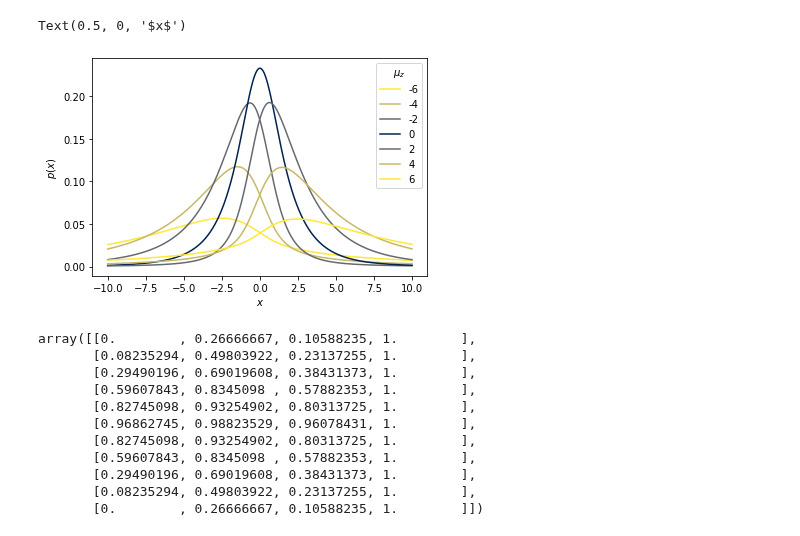
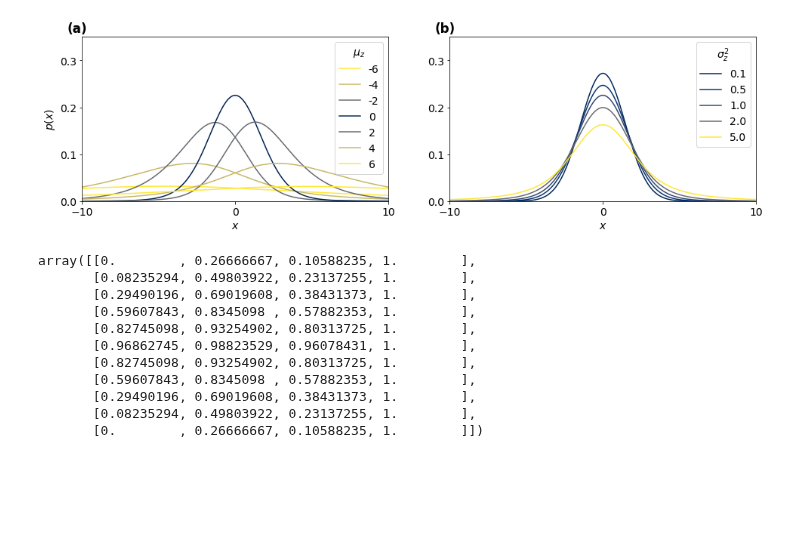
Before and after one commit to christiando/gaussian-toolbox, a Jupyter notebook: notebooks/heteroskedasticity/Plotting the marginal.ipynb, the cells around one changed output. Saved outputs shown, nothing was run; the diff lists cells and outputs as text; code cells hidden in the pictures; blank space fills up the shorter version.

```diff
--- a/notebooks/heteroskedasticity/Plotting the marginal.ipynb
+++ b/notebooks/heteroskedasticity/Plotting the marginal.ipynb
@@ -9,32 +9,60 @@ def p_x_given_z(x, z):
     return p_x
 # %%
 import matplotlib
+plt.rc('font', size = 14)
 cm = matplotlib.cm.get_cmap('cividis')
-mu_z, std_z = 2, 2.
+mu_z, std_z = 2, 1.
 a, b = 1, 0
 w, w0 = 1., 0
-sigma_x = .1
-beta = .5
+sigma_x = 1.
+beta = 1.
 
 x_range = np.linspace(-10,10,1000)
 num_samples = 10000
 
 mu_range = np.arange(-6,7,2)
 
 p_x = np.zeros((len(mu_range), len(x_range)))
 
+
+fig = plt.figure(figsize=(16,4))
+plt.subplot(121)
 for imu, mu_z in enumerate(mu_range):
     for isample in range(num_samples):
         z_sample = mu_z + std_z * np.random.randn()
         p_x[imu] += p_x_given_z(x_range, z_sample)
     p_x /= num_samples
     plt.plot(x_range, p_x[imu], color=cm(np.abs(mu_z) / 5.), label=mu_z)
 plt.legend(title='$\\mu_z$')
 plt.ylabel('$p(x)$')
 plt.xlabel('$x$')
+plt.xticks([-10,0,10])
+plt.yticks([0,.1,.2,.3])
+plt.ylim([0,.35])
+plt.xlim([-10,10])
+plt.title('(a)', loc='left', fontweight='bold', x=-.05)
+plt.subplot(122)
+
+sigma_range = [.1,.5,1.,2.,5.]
+p_x = np.zeros((len(sigma_range), len(x_range)))
+mu_z = 0
+for isigma, sigma_z in enumerate(sigma_range):
+    for isample in range(num_samples):
+        z_sample = mu_z + np.sqrt(sigma_z) * np.random.randn()
+        p_x[isigma] += p_x_given_z(x_range, z_sample)
+    p_x /= num_samples
+    plt.plot(x_range, p_x[isigma], color=cm(np.abs(sigma_z) / 5.), label=sigma_z)
+plt.legend(title='$\\sigma_z^2$')
+plt.xlabel('$x$')
+plt.xticks([-10,0,10])
+plt.yticks([0,.1,.2,.3])
+plt.ylim([0,.35])
+plt.xlim([-10,10])
+plt.title('(b)', loc='left', fontweight='bold', x=-.05)
+fig.savefig('../../figs/aistats22/marginal_viz.pdf')
+fig.savefig('../../figs/aistats22/marginal_viz.png', dpi=600)
 # %% [output]
-Text(0.5, 0, '$x$')
-[figure, old version]
+[figure, new version]
 # %%
 cm()
 # %% [output]
```
Also changed, not shown: 7 other files.
